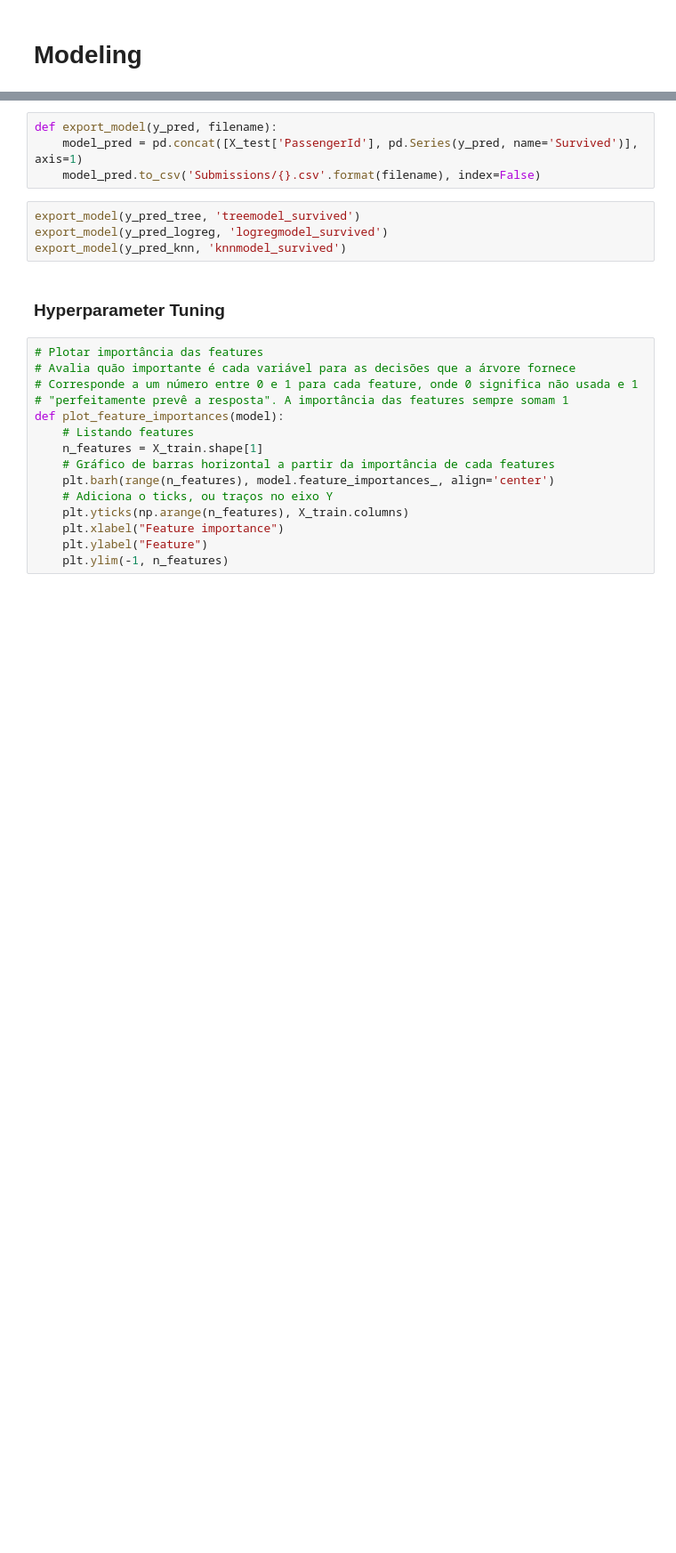
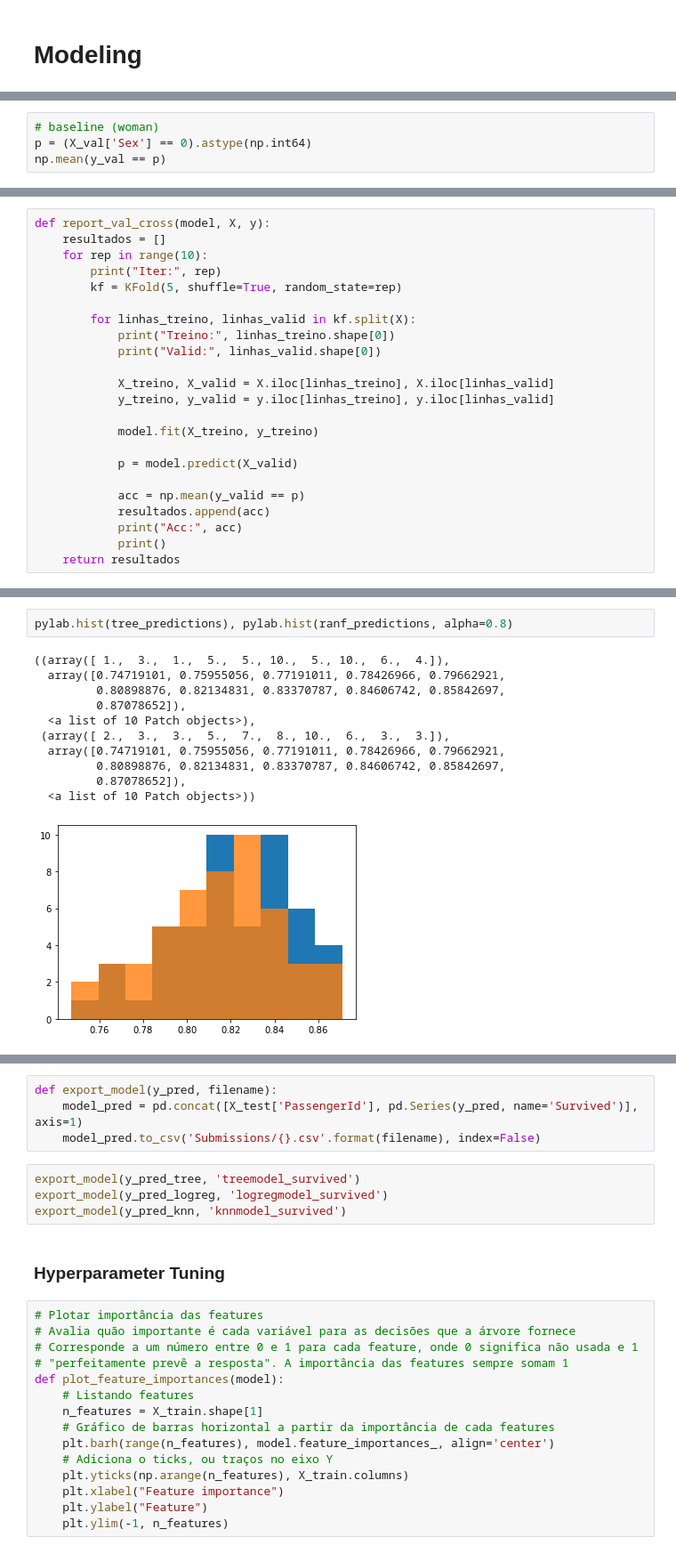
Before and after one commit to vichShir/kaggle-getting-started-competitions, a Jupyter notebook: Titanic/Titanic Notebook.ipynb, the cells around one changed output, grey strips where cells are left out. Shown: that part at 89% size. Cells and saved outputs as stored; diff of their text form; blank space fills up the shorter version.

```diff
--- a/Titanic/Titanic Notebook.ipynb
+++ b/Titanic/Titanic Notebook.ipynb
@@ -551,0 +585,4 @@ Acurácia no dataset de treino: 0.815
+# %%
+# baseline (woman)
+p = (X_val['Sex'] == 0).astype(np.int64)
+np.mean(y_val == p)
@@ -551,0 +600,23 @@ Acurácia no dataset de treino: 0.815
+# %%
+def report_val_cross(model, X, y):
+    resultados = []
+    for rep in range(10):
+        print("Iter:", rep)
+        kf = KFold(5, shuffle=True, random_state=rep)
+
+        for linhas_treino, linhas_valid in kf.split(X):
+            print("Treino:", linhas_treino.shape[0])
+            print("Valid:", linhas_valid.shape[0])
+
+            X_treino, X_valid = X.iloc[linhas_treino], X.iloc[linhas_valid]
+            y_treino, y_valid = y.iloc[linhas_treino], y.iloc[linhas_valid]
+
+            model.fit(X_treino, y_treino)
+
+            p = model.predict(X_valid)
+
+            acc = np.mean(y_valid == p)
+            resultados.append(acc)
+            print("Acc:", acc)
+            print()
+    return resultados
@@ -551,0 +743,14 @@ Acurácia no dataset de treino: 0.815
+# %%
+pylab.hist(tree_predictions), pylab.hist(ranf_predictions, alpha=0.8)
+# %% [output]
+((array([ 1.,  3.,  1.,  5.,  5., 10.,  5., 10.,  6.,  4.]),
+  array([0.74719101, 0.75955056, 0.77191011, 0.78426966, 0.79662921,
+         0.80898876, 0.82134831, 0.83370787, 0.84606742, 0.85842697,
+         0.87078652]),
+  <a list of 10 Patch objects>),
+ (array([ 2.,  3.,  3.,  5.,  7.,  8., 10.,  6.,  3.,  3.]),
+  array([0.74719101, 0.75955056, 0.77191011, 0.78426966, 0.79662921,
+         0.80898876, 0.82134831, 0.83370787, 0.84606742, 0.85842697,
+         0.87078652]),
+  <a list of 10 Patch objects>))
+[figure, added]
```
Also changed, not shown: parts of 37 cells of this notebook, 1 other file.
